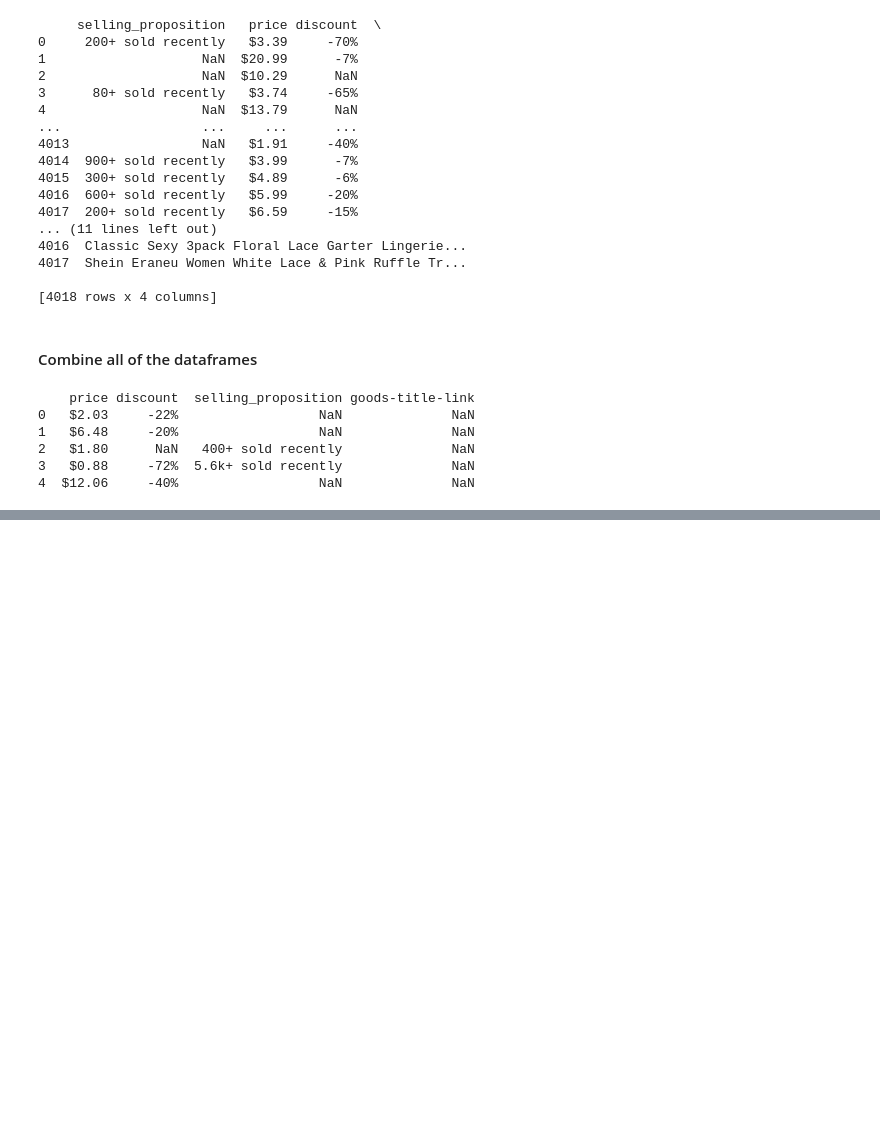
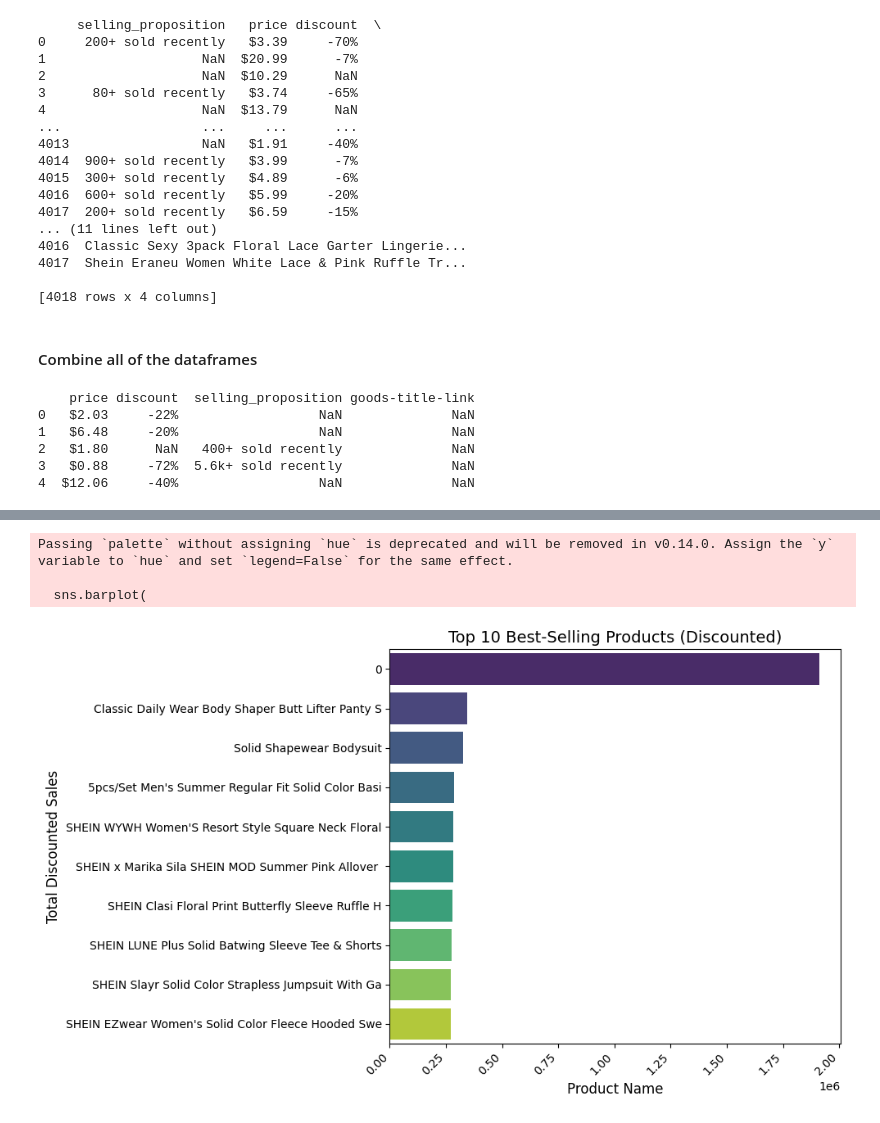
Before and after one commit to jericojr23/Dirty-E-Commerce-Data-Project, a Jupyter notebook: etl_pipeline.ipynb, the cells around one changed output, grey strips where cells are left out. Drawn from its saved outputs; the diff is of its cells as text; code cells hidden in the pictures; blank space fills up the shorter version.

```diff
--- a/etl_pipeline.ipynb
+++ b/etl_pipeline.ipynb
@@ -214,0 +470,5 @@ print(combined_df.shape)
+# %%
+after_cleaning["total_sales_discounted"] = (
+    after_cleaning["discounted_price"] * after_cleaning["order_quantity"]
+)
+after_cleaning.head(5)
@@ -214,0 +482,2 @@ print(combined_df.shape)
+# %%
+after_cleaning.rename(columns={"goods-title-link": "product_name"}, inplace=True)
@@ -214,0 +500,8 @@ print(combined_df.shape)
+# %%
+# Aggregate total sales by product
+aggregated_sales = after_cleaning.groupby("product_name", as_index=False)[
+    "total_sales_discounted"
+].sum()
+# %%
+# Get the top 10 best-selling products
+top_10_best_selling = aggregated_sales.nlargest(10, "total_sales_discounted")
@@ -214,0 +555,32 @@ print(combined_df.shape)
+# %%
+# Create a horizontal bar graph for the top 10 best-selling products
+import matplotlib.pyplot as plt
+import seaborn as sns
+
+top_10_best_selling["product_name"] = top_10_best_selling["product_name"].apply(
+    lambda x: str(x)[:50]
+)
+
+plt.figure(figsize=(10, 6))
+
+sns.barplot(
+    data=top_10_best_selling,
+    y="product_name",
+    x="total_sales_discounted",
+    palette="viridis",
+)
+
+# Add labels and title
+plt.xlabel("Product Name", fontsize=12)
+plt.ylabel("Total Discounted Sales", fontsize=12)
+plt.title("Top 10 Best-Selling Products (Discounted)", fontsize=14)
+plt.xticks(rotation=45, ha="right")
+plt.tight_layout()
+
+# Show the plot
+plt.show()
+# %% [output]
+Passing `palette` without assigning `hue` is deprecated and will be removed in v0.14.0. Assign the `y` variable to `hue` and set `legend=False` for the same effect.
+
+  sns.barplot(
+[figure, added]
```
Also changed, not shown: parts of 37 cells of this notebook.
